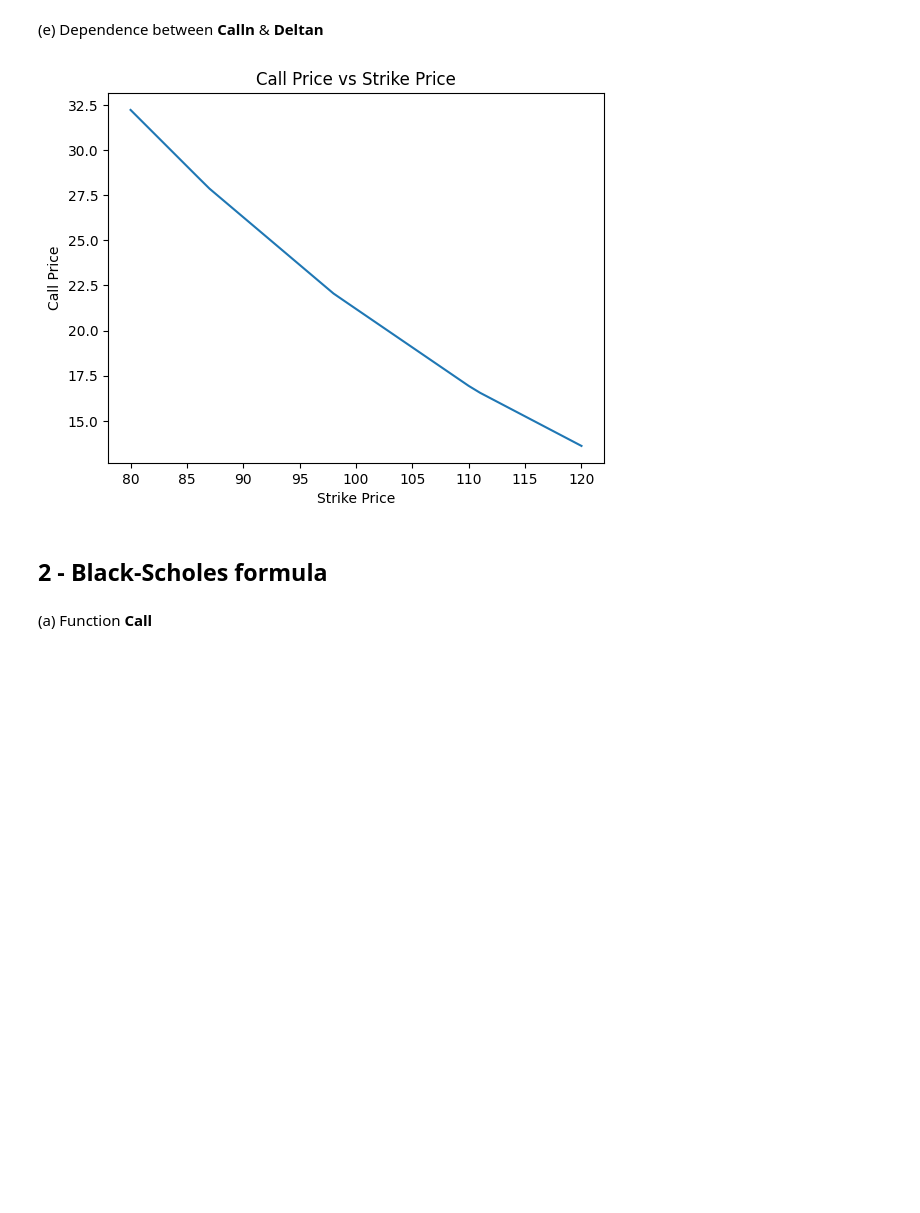
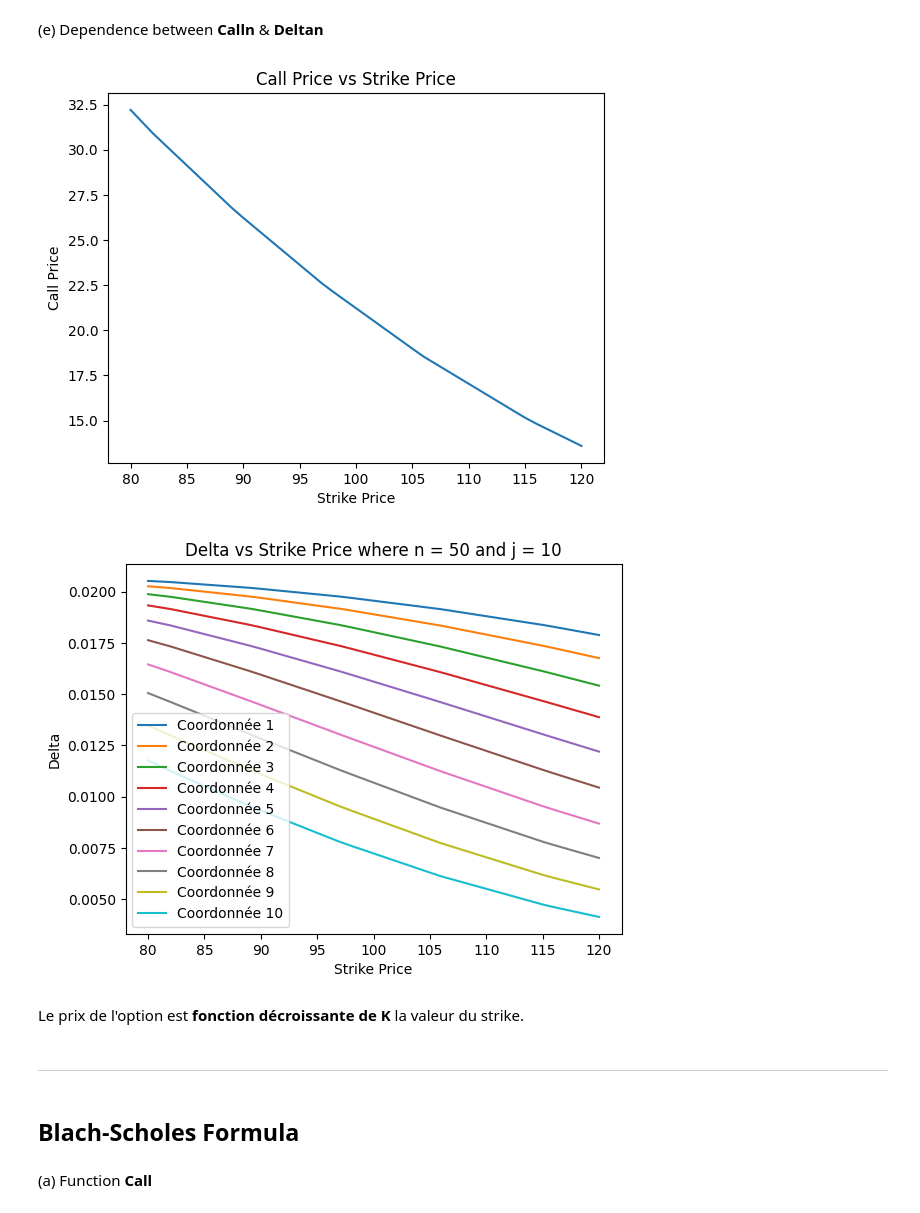
Before and after one commit to Matt-Olek/MAP552-Stochastic-models, a Jupyter notebook: CPS11.ipynb, the cells around one changed output. Cells and saved outputs as stored; diff of their text form; code cells hidden in the pictures; blank space fills up the shorter version.

```diff
--- a/CPS11.ipynb
+++ b/CPS11.ipynb
@@ -51,31 +51,54 @@ def Calln(T,n,r,b,sigma,K) :
     return out[0]
 # %% [markdown]
 (d) Function **Deltan**
-# %%
-def Deltan(T,n,r,b,sigma,K,j) :
-    Cu = max(Sn(T,n,b,sigma,j+1)-K,0)
-    Cd = max(Sn(T,n,b,sigma,j)-K,0)
+# %%
+def Deltan(T,n,r,b,sigma,K,j) :
+    B = [[0 for i in range(j+1)] for j in range(n+1)]
+    B[n] = Payoffn(T,n,b,sigma,K)
+    S = Sn(T,n,b,sigma,n)
+
+    for i in range(n) :
+        for k in range(n-i) :
+            B[n-i-1][k] = (p(n)/np.exp(r*h(n)*(i+1)))*B[n-i][k] + (1-p(n))/np.exp(r*h(n)*(i+1))*B[n-i][k+1]
+    Sj = Sn(T,n,b,sigma,j)
+    return [(B[j+1][i] - B[j+1][i+1]) / (u(n) * Sj[i] - d(n) * Sj[i]) for i in range(j+1)]
 # %% [markdown]
 (e) Dependence between **Calln** & **Deltan**
 # %%
 Klist = [80+i for i in range(0,41)]
-
-#Deltalist = []
+J=10
+Deltalist = []
 Callnlist = []
 for K in Klist :
     Callnlist.append(Calln(T,n,r,b,sigma,K))
-    # Deltalist.append(Deltan(T,n,r,b,sigma,K,n//2))
+    Deltalist.append(Deltan(T,n,r,b,sigma,K,J))
 
-# plt.plot(Klist,Deltalist)
 plt.plot(Klist,Callnlist)
 plt.xlabel('Strike Price')
 plt.ylabel('Call Price')
 plt.title('Call Price vs Strike Price')
 plt.show()
+
+
+# Plotting the coordonates of the vectors depending on the strike price
+for l in range(J) :
+    y = [Deltalist[i][l] for i in range(41)]
+    plt.plot(Klist,y,label = f'Coordonnée {l+1}')
+
+plt.xlabel('Strike Price')
+plt.ylabel('Delta')
+plt.title('Delta vs Strike Price where n = 50 and j = 10')
+plt.legend()
+plt.show()
 # %% [output]
 [figure]
+[figure, added]
-# %% [markdown]
-## 2 - Black-Scholes formula
+# %% [markdown]
+Le prix de l'option est **fonction décroissante de K** la valeur du strike.
+# %% [markdown]
+***
+# %% [markdown]
+## Blach-Scholes Formula
 # %% [markdown]
 (a) Function **Call**
 # %%
```
Also changed, not shown: parts of 3 cells of this notebook.
